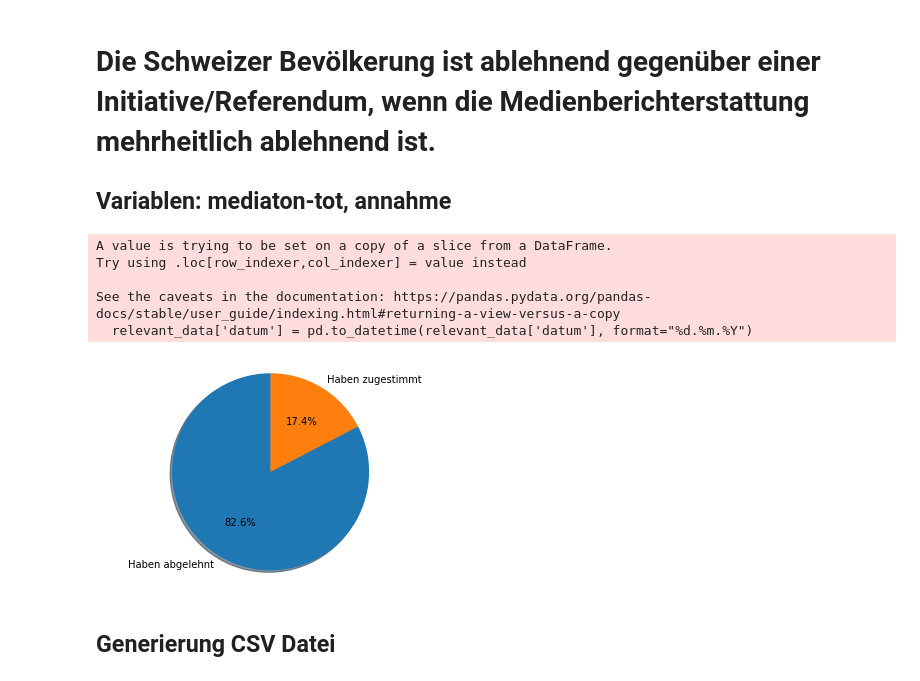
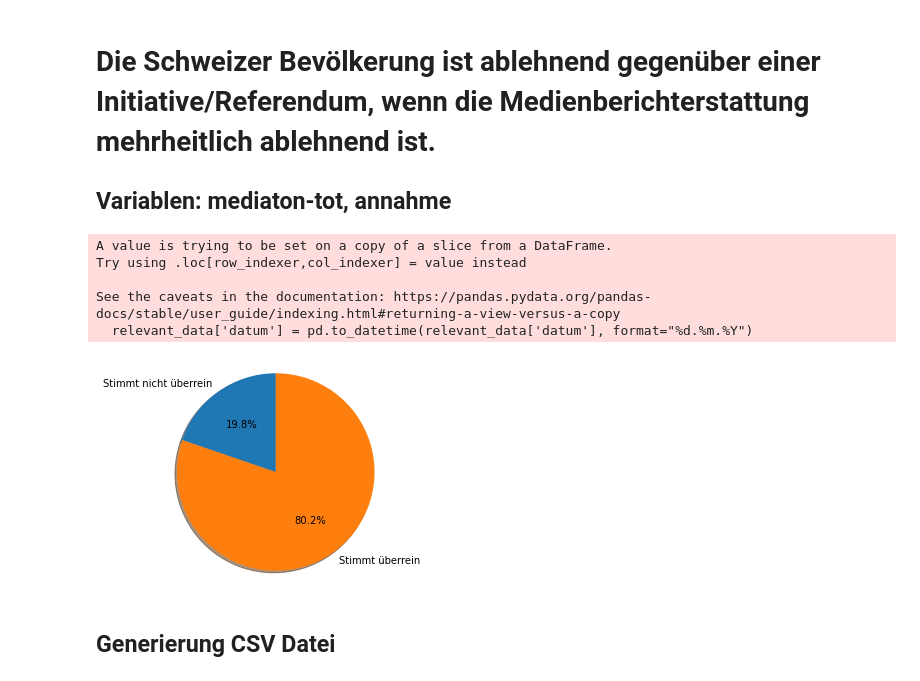
Before and after one commit to YahArt/swissvote-buibid, a Jupyter notebook: BUIBID.ipynb, the cells around one changed output. Saved outputs shown, nothing was run; the diff lists cells and outputs as text; code cells hidden in the pictures.

```diff
--- a/BUIBID.ipynb
+++ b/BUIBID.ipynb
@@ -207,10 +224,11 @@ from matplotlib.dates import MonthLocator
 data = pd.read_csv('./data/buibid_data_original_utf_8.csv')
 
 # Nur relevante Daten behalten
-relevant_data = data[['datum','titel_kurz_d', 'p-svp', 'annahme']]
+relevant_data = data[['datum','titel_kurz_d', 'p-svp', 'p-sps', 'annahme']]
 
 # '-' sind in Hive nicht erlaubt
 relevant_data.rename(columns={'p-svp': 'p_svp'}, inplace=True)
+relevant_data.rename(columns={'p-sps': 'p_sps'}, inplace=True)
 
 # Datum in korrekte Datentypen umwandeln
 relevant_data['datum'] = pd.to_datetime(relevant_data['datum'], format="%d.%m.%Y")
@@ -220,19 +238,28 @@ relevant_data['datum'] = pd.to_datetime(relevant_data['datum'], format="%d.%m.%Y
 for i in relevant_data.index:
     relevant_data.at[i, 'datum']  = relevant_data.at[i, 'datum'] + datetime.timedelta(hours = i % 24)
 
-# Herausfiltern ungültiger Einträge (es gibt annahmen sowie br_pos mit '.' sowie leere Einträge, welche wir nicht wollen)
-relevant_data = relevant_data[(relevant_data['annahme'] != '.')&(relevant_data['p_svp'] != '.')].dropna()
+# Herausfiltern der p-svp / p-sps 1 = Ja oder 2 = Nein
+relevant_data = relevant_data[relevant_data['p_sps'] != '.'].dropna()
+relevant_data = relevant_data[(relevant_data['p_sps'] == '1') | (relevant_data['p_sps'] == '2')]
 
-# br-pos sowie annahme in korrekte Datentypen umwandeln
+relevant_data = relevant_data[relevant_data['p_svp'] != '.'].dropna()
+relevant_data = relevant_data[(relevant_data['p_svp'] == '1') | (relevant_data['p_svp'] == '2')]
+
+# Herausfiltern der annahme 0 = Nein und 1 = Ja (es gibt annahmen mit '.', welche wir nicht wollen)
+relevant_data = relevant_data[relevant_data['annahme'] != '.'].dropna()
+relevant_data = relevant_data[(relevant_data['annahme'] == '0') | (relevant_data['annahme'] == '1')]
+
+# In korrekte Datentypen umwandeln
 relevant_data = relevant_data.astype({'p_svp':'int'})
+relevant_data = relevant_data.astype({'p_sps':'int'})
 relevant_data = relevant_data.astype({'annahme':'int'})
 
 # 'annahme' benutzt für 0 = Nein und 1 = Ja, wir müssen deshalb die Daten umwandeln, damit die Variablen
-# p-svp und annahme die gleichen Zahlen für Ja und Nein benutzen
+# p-svp / p-sps und annahme die gleichen Zahlen für Ja und Nein benutzen
 relevant_data['p_svp'].replace({2: 0}, inplace=True)
+relevant_data['p_sps'].replace({2: 0}, inplace=True)
 
-
-relevant_data.to_csv('./export/buibid_p_svp_annahme.csv', index=False)
+relevant_data.to_csv('./export/buibid_p_svp_p_sps_annahme.csv', index=False)
 # %% [output]
 A value is trying to be set on a copy of a slice from a DataFrame.
 Try using .loc[row_indexer,col_indexer] = value instead
@@ -259,39 +286,45 @@ relevant_data['datum'] = pd.to_datetime(relevant_data['datum'], format="%d.%m.%Y
 # Es kann mehrere Abstimmungen am gleichen Tag geben, sprich wir haben mehrere Einträge mit dem selben Datum.
 # Damit die Einträge eindeutig bleiben und anschliessend auch auf Liniendiagramme angezeigt werden können, versehen wir diese mit einer zeitlichen Komponente.
 for i in relevant_data.index:
     relevant_data.at[i, 'datum']  = relevant_data.at[i, 'datum'] + datetime.timedelta(hours = i % 24)
 
 # Filtern der annahme 0 = Nein und 1 = Ja (es gibt annahmen mit '.', welche wir nicht wollen)
 relevant_data = relevant_data[(relevant_data['annahme'] == '0')|(relevant_data['annahme'] == '1')]
 
 # Herausfiltern der mediaton-tot (es gibt Werte mit '.' oder ganz leer, welche wir nicht wollen)
 relevant_data = relevant_data[relevant_data['mediaton-tot'] != '.']
 
 # mediaton-tot sowie annahme in korrekte Datentypen umwandeln
 relevant_data = relevant_data.astype({'mediaton-tot':'int'})
 relevant_data = relevant_data.astype({'annahme':'int'})
 
-# Nur jene Resultate anschauen, wo die mediaton-tot Variable überwiegend negativ (< 0 ausfällt)
-relevant_data = relevant_data[relevant_data['mediaton-tot'] < 0]
+# Alle Annahmen welche Nein sind (0) durch den Wert -1 ersetzen
+# Folgende Ergebnisse sollten dann rauszulesen sein:
+	# A. Berichterstattung positiv "mediaton_tot" * annahme positiv = n>0 * 1 = positive zahl
+	# B. Berichterstattung positiv "mediaton_tot" * annahme negativ = n>0 * -1 (anstatt 0) = negative Zahl
+	# C. Berichterstattung negativ "mediaton_tot" * annahme positiv = n<0 * 1 = negative Zahl
+	# D. Berichterstattung negativ "mediaton_tot" * annahme negativ = n<0 * -1 (anstatt 0) = positive Zahl
 
-yes_percentage = len(relevant_data[relevant_data['annahme'] == 1])
-no_percentage = len(relevant_data) - yes_percentage
+relevant_data['annahme'].replace({0: -1}, inplace=True)
 
+relevant_data['gleichheit'] = relevant_data['mediaton-tot'] * relevant_data['annahme']
+yes_percentage = len(relevant_data[relevant_data['gleichheit'] >= 0])
+no_percentage = len(relevant_data[relevant_data['gleichheit'] < 0])
 
 # Kuchendiagramm zeichnen
-labels = 'Haben abgelehnt', 'Haben zugestimmt'
+labels = 'Stimmt nicht überrein', 'Stimmt überrein'
 sizes = [no_percentage, yes_percentage]
 fig1, ax1 = plt.subplots()
 ax1.pie(sizes,labels=labels, autopct='%1.1f%%', shadow=True, startangle=90)
 ax1.axis('equal')  # Equal aspect ratio ensures that pie is drawn as a circle.
 plt.show()
 # %% [output]
 A value is trying to be set on a copy of a slice from a DataFrame.
 Try using .loc[row_indexer,col_indexer] = value instead
 
 See the caveats in the documentation: https://pandas.pydata.org/pandas-docs/stable/user_guide/indexing.html#returning-a-view-versus-a-copy
   relevant_data['datum'] = pd.to_datetime(relevant_data['datum'], format="%d.%m.%Y")
-[figure, old version]
+[figure, new version]
 # %% [markdown]
 ## Generierung CSV Datei
 # %%
```
Also changed, not shown: parts of 9 cells of this notebook, 20 other files.
